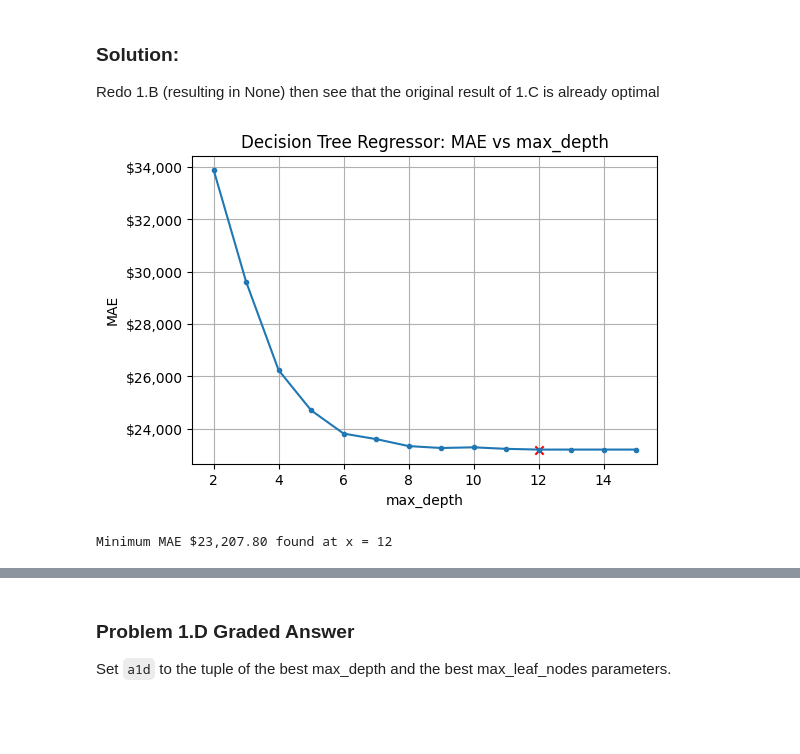
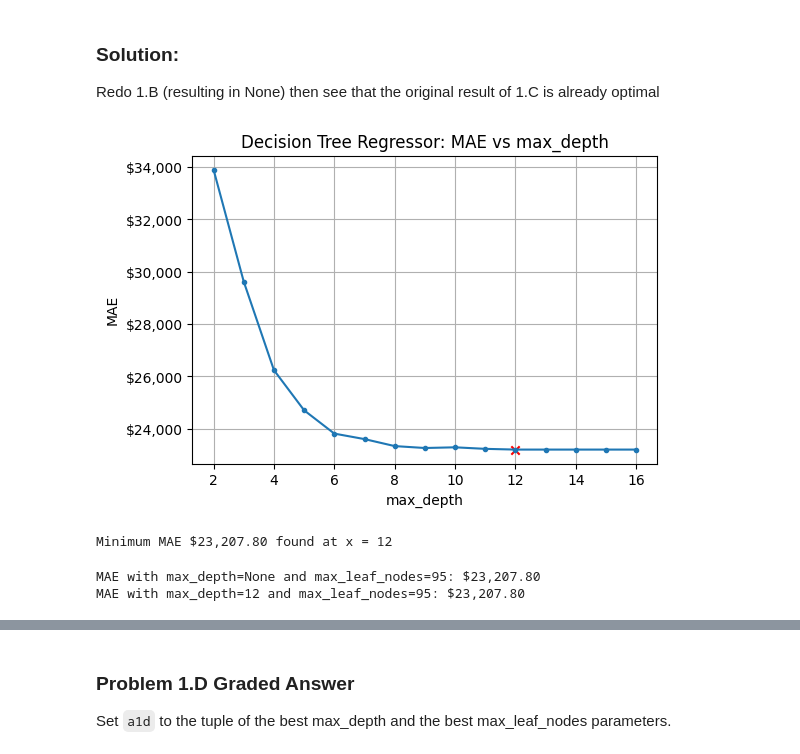
Before and after one commit to jydeleon/JazminRepo-603, a Jupyter notebook: Module-3-Assignments-main/Homework_06.ipynb, the cells around one changed output, grey strips where cells are left out. Saved outputs shown, nothing was run; the diff lists cells and outputs as text; code cells hidden in the pictures; blank space fills up the shorter version.

```diff
--- a/Module-3-Assignments-main/Homework_06.ipynb
+++ b/Module-3-Assignments-main/Homework_06.ipynb
@@ -401,44 +399,62 @@ Redo 1.B (resulting in None) then see that the original result of 1.C is already
 # %%
 param = 'max_depth'
 
-parameter_list = range(2,16)
-
+parameter_list = range(2,17)
 
 MAEs = []
 
 for d in tqdm(parameter_list):
 
     MAEs.append(run_decision_tree_regressor(X_train,
-                                y_train,
-                                max_depth=d,          # Default parameters for DecisionTreeRegressor
-                                max_features=None,
-                                min_samples_split=2,
-                                max_leaf_nodes=95,))
-
-
+                                            y_train,
+                                            max_depth=d,          # Default parameters for DecisionTreeRegressor
+                                            max_features=None,
+                                            min_samples_split=2,
+                                            max_leaf_nodes=95,))
 
 # Find the minimum value
 min_MAE_md = min(MAEs)
 
 # Find the best depth
 best_depth = parameter_list[MAEs.index(min_MAE_md)]
 
 #Plot
 plt.figure(figsize=(6, 4))
 plt.title("Decision Tree Regressor: MAE vs "+param)
 plt.plot(parameter_list, MAEs, marker='.')
 plt.scatter([best_depth], [min_MAE_md], marker='x', color='red')
 plt.xlabel(param)
 plt.gca().yaxis.set_major_formatter(mticker.FuncFormatter(dollar_format))
 plt.ylabel("MAE")
 plt.grid()
 plt.show()
 
 #Print Best Result
 print(f"Minimum MAE ${min_MAE_md:,.2f} found at x = {best_depth}")
 # %% [output]
-[figure, old version]
+[figure, new version]
 Minimum MAE $23,207.80 found at x = 12
+# %%
+mae_none_depth = run_decision_tree_regressor(
+    X_train,
+    y_train,
+    max_depth=None,             # No limit on depth
+    max_leaf_nodes=95           # Use best value from 1.C
+)
+
+print(f"MAE with max_depth=None and max_leaf_nodes=95: ${mae_none_depth:,.2f}")
+
+mae_12_depth = run_decision_tree_regressor(
+    X_train,
+    y_train,
+    max_depth=12,
+    max_leaf_nodes=95
+)
+
+print(f"MAE with max_depth=12 and max_leaf_nodes=95: ${mae_12_depth:,.2f}")
+# %% [output]
+MAE with max_depth=None and max_leaf_nodes=95: $23,207.80
+MAE with max_depth=12 and max_leaf_nodes=95: $23,207.80
 # %%
 param = 'max_leaf_nodes'
 
```
Also changed, not shown: parts of 29 cells of this notebook.
